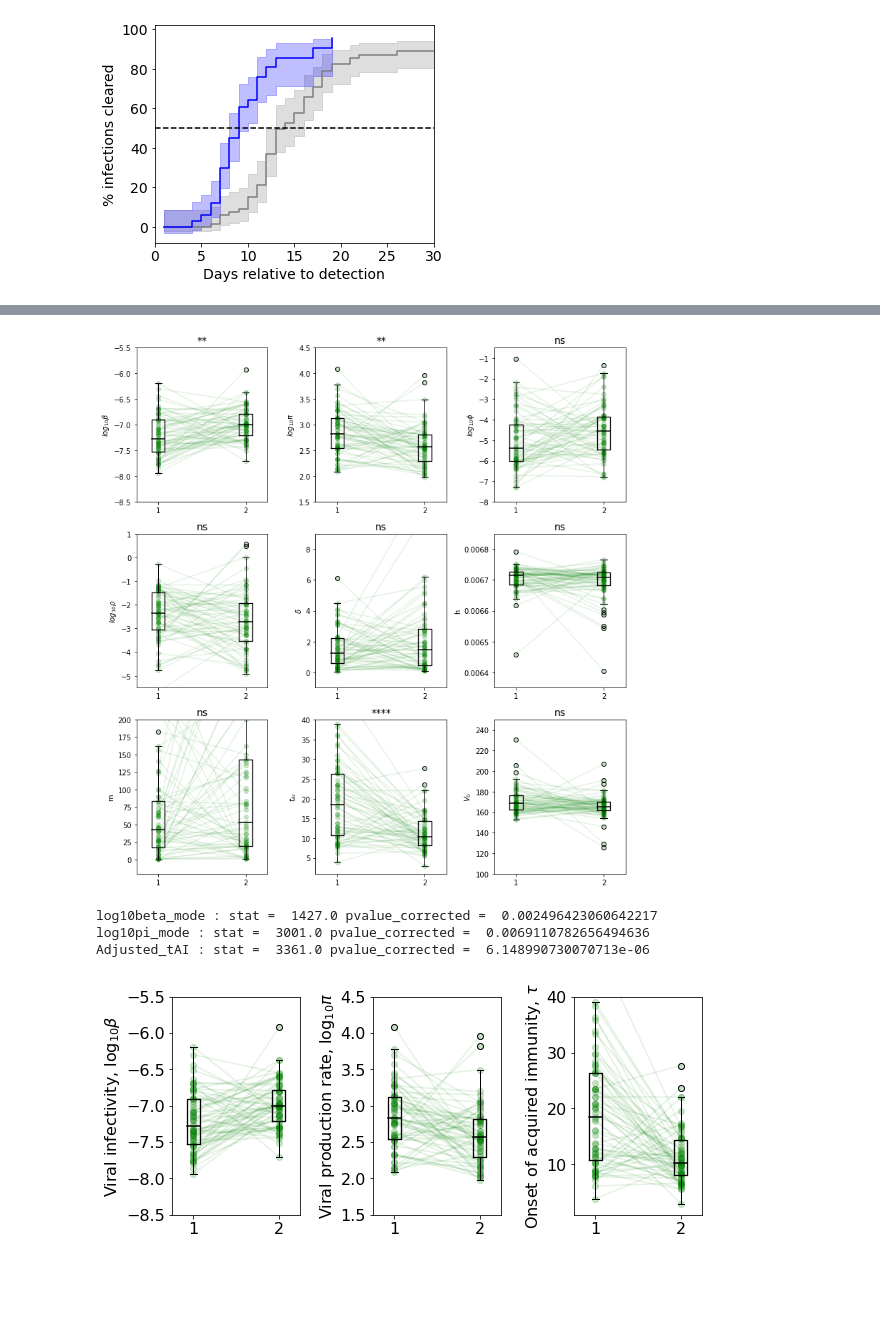
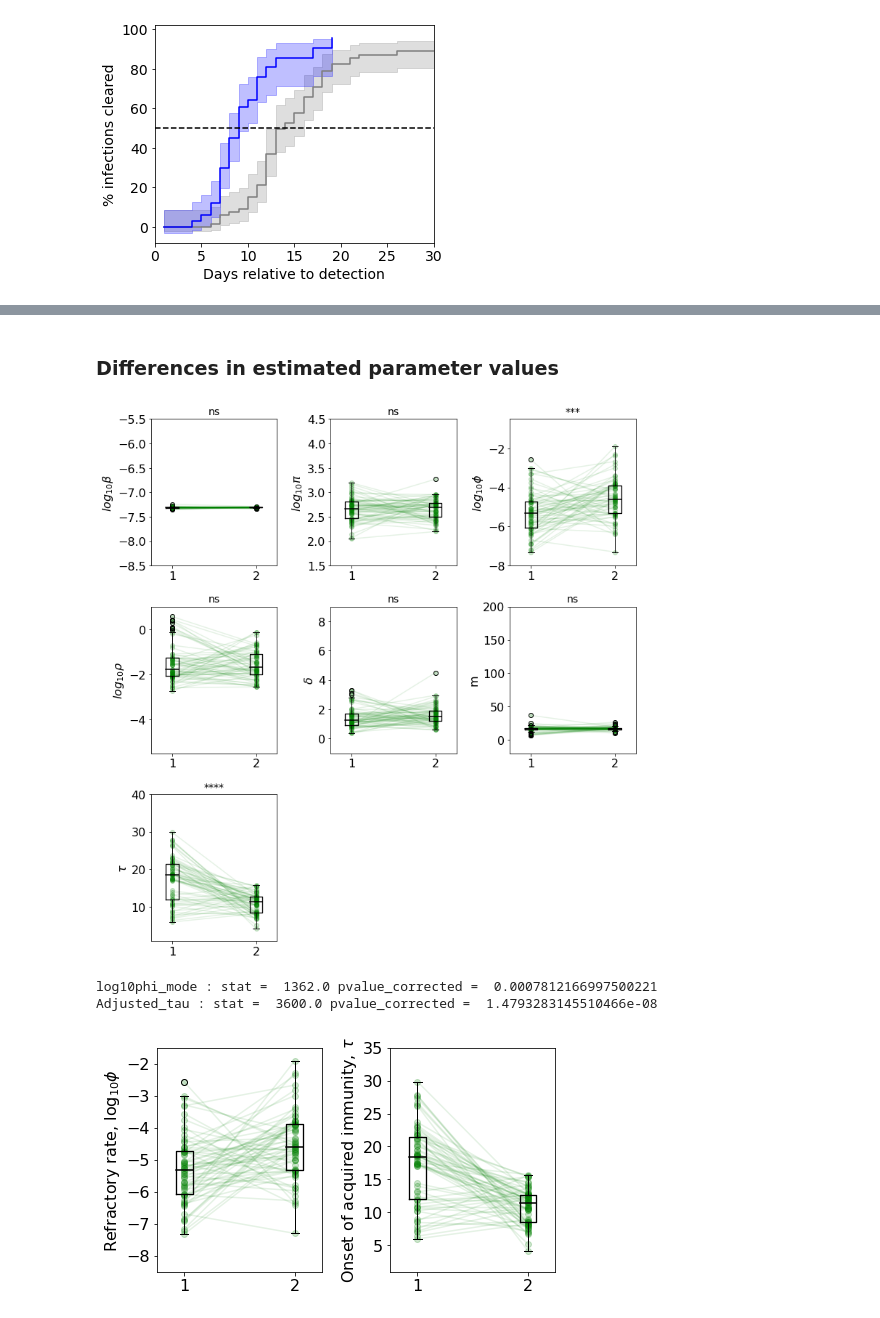
Before and after one commit to lacyk3/SARS-CoV-2Kinetics, a Jupyter notebook: Figures/Figure5andS4-Reinfections.ipynb, the cells around one changed output, grey strips where cells are left out. Saved outputs shown, nothing was run; the diff lists cells and outputs as text; code cells hidden in the pictures; blank space fills up the shorter version.

Commit message:
Use new model fits; check conserved values

```diff
--- a/Figures/Figure5andS4-Reinfections.ipynb
+++ b/Figures/Figure5andS4-Reinfections.ipynb
@@ -17,7 +17,7 @@ import os
 %matplotlib inline
 
 # load parameters into data frame
-parameters_file = r'/Users/kowens2/Library/CloudStorage/OneDrive-FredHutchinsonCancerResearchCenter/Monolix/NBA Cohort/Projects/FitAllInfectionsAppendNegatives/T0_1x107_E0_0_I0_0_V0_est/IndividualParameters/estimatedIndividualParameters.txt'
+parameters_file = r'/Users/kowens2/Downloads/estimatedIndividualParameters.txt'
 parameters_df = pd.read_csv(parameters_file)
 
 # load data into data frame
@@ -533,8 +536,8 @@ PlotMeanWithCI(data,reinfections_df, xlims = [0,30], ylabel = 'Early Clearance r
 # %%
-adjusted_tAI = [t0+tAI for t0,tAI in zip(reinfections_df.tzero_mode,reinfections_df.tAI_mode)]
-plt.hist(adjusted_tAI , label ='relative to infection')
-plt.hist(reinfections_df.tAI_mode, label = 'relative to detection')
-reinfections_df['Adjusted_tAI'] = adjusted_tAI
+adjusted_tau = [t0+tAI for t0,tAI in zip(reinfections_df.tzero_mode,reinfections_df.tau_mode)]
+plt.hist(adjusted_tau , label ='relative to infection')
+plt.hist(reinfections_df.tau_mode, label = 'relative to detection')
+reinfections_df['Adjusted_tau'] = adjusted_tau
 plt.xlabel('Onset of clearance due to acquired immunity')
 plt.legend()
 # %% [output]
@@ -552,10 +553,12 @@ PlotMeanWithCI(data,reinfections_df, xlims = [0,30], ylabel = 'Late clearance ra
+# %% [markdown]
+### Differences in estimated parameter values
 # %%
 # -- All parameters
 
 fig = plt.figure(figsize = (10.5,11))
-ylims = [[-8.5,-5.5],[1.5,4.5],[-8,-0.5],[-5.5,1], [-1,9],[.00635,.00685], [-20,200],[1,40],[100, 250]]
-ylabels = [r'$log_{10}\beta$', r'$log_{10}\pi$', r'$log_{10}\phi$',r'$log_{10}\rho$', r'$\delta$','h','m',r'$t_{AI}$', r'$V_0$']
-for i,f in enumerate(['log10beta_mode', 'log10pi_mode', 'log10phi_mode','log10rho_mode', 'delta_mode','h_mode','m_mode','Adjusted_tAI','V0_mode']):
+ylims = [[-8.5,-5.5],[1.5,4.5],[-8,-0.5],[-5.5,1], [-1,9], [-20,200],[1,40],]
+ylabels = [r'$log_{10}\beta$', r'$log_{10}\pi$', r'$log_{10}\phi$',r'$log_{10}\rho$', r'$\delta$','m',r'$\tau$']
+for i,f in enumerate(['log10beta_mode', 'log10pi_mode', 'log10phi_mode','log10rho_mode', 'delta_mode','m_mode','Adjusted_tau']):
     fig.add_subplot(331+i)
     plt.ylabel(ylabels[i])
     for ii, p in enumerate(pids):
@@ -598,41 +601,40 @@ for i,f in enumerate(['log10beta_mode', 'log10pi_mode', 'log10phi_mode','log10rh
 
 plt.tight_layout()
 # %% [output]
-[figure, old version]
+[figure, new version]
 # %%
 # --- parameters that are different upon reinfection
 
 plt.rcParams.update({'font.size': 16})
-fig = plt.figure(figsize = (8.8,3.9))
-ylims = [[-8.5,-5.5],[1.5,4.5],[1,40]]
-ylabels = [r'Viral infectivity, log$_{10}\beta$', r'Viral production rate, log$_{10}\pi$',  r'Onset of acquired immunity, $\tau$']
-for i,f in enumerate(['log10beta_mode', 'log10pi_mode','Adjusted_tAI']):
+fig = plt.figure(figsize = (10,3.9))
+ylims = [[-8.5,-1.5],[1,35]]
+ylabels = [r'Refractory rate, log$_{10}\phi$',  r'Onset of acquired immunity, $\tau$']
+for i,f in enumerate(['log10phi_mode', 'Adjusted_tau']):
     fig.add_subplot(131+i)
     plt.ylabel(ylabels[i])
     for ii, p in enumerate(pids):
         df1 = reinfections_df[reinfections_df.id == p+'_1'].copy()
         df2 = reinfections_df[reinfections_df.id == p+'_2'].copy()
         xdata = [1,2]
         ydata = [list(df1[f])[0], list(df2[f])[0]]
         plt.plot(xdata,ydata, '-', alpha = 0.1, color = 'green')
         plt.plot(xdata,ydata, 'o', alpha = 0.2, color = 'green')
     all_data = []
     labels = ['1', '2']
     for ii,l in enumerate(labels):
         temp = reinfections_df[reinfections_df.ReinfectionFlag == ii+1][f]
         y = temp.tolist()
         x = ii
         all_data.append(y)
     output = mannwhitneyu(all_data[0], all_data[1])
     print(f, ': stat = ', str(output.statistic), 'pvalue_corrected = ', str(output.pvalue*bc))
     boxprops = dict(color="black",linewidth=1.3)
     medianprops = dict(color="black",linewidth=1.5)
     plt.boxplot(all_data, labels=labels,boxprops=boxprops,medianprops=medianprops);
     plt.xlim([.75, 2.25])
     plt.ylim(ylims[i])
 plt.tight_layout()
 # %% [output]
-log10beta_mode : stat =  1427.0 pvalue_corrected =  0.002496423060642217
-log10pi_mode : stat =  3001.0 pvalue_corrected =  0.0069110782656494636
-Adjusted_tAI : stat =  3361.0 pvalue_corrected =  6.148990730070713e-06
+log10phi_mode : stat =  1362.0 pvalue_corrected =  0.0007812166997500221
+Adjusted_tau : stat =  3600.0 pvalue_corrected =  1.4793283145510466e-08
-[figure, old version]
+[figure, new version]
```
Also changed, not shown: parts of 38 cells of this notebook.
